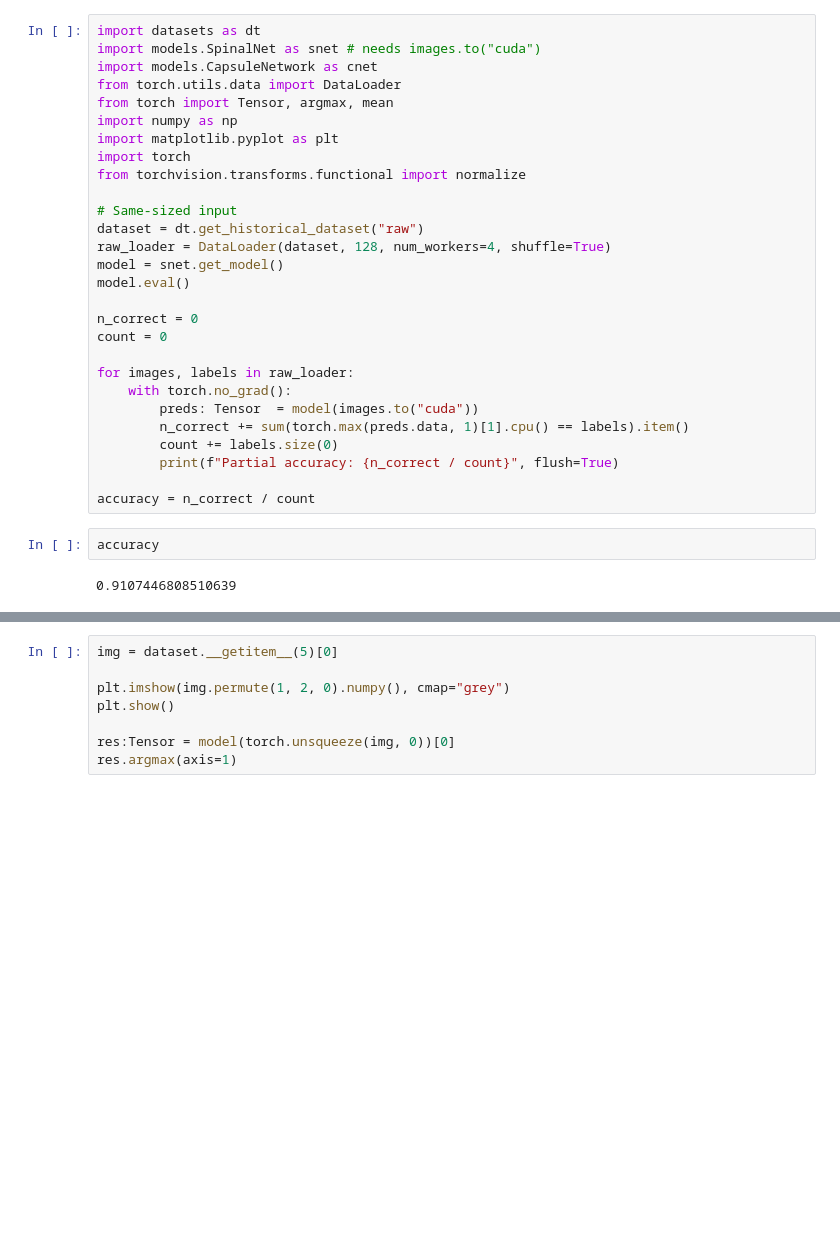
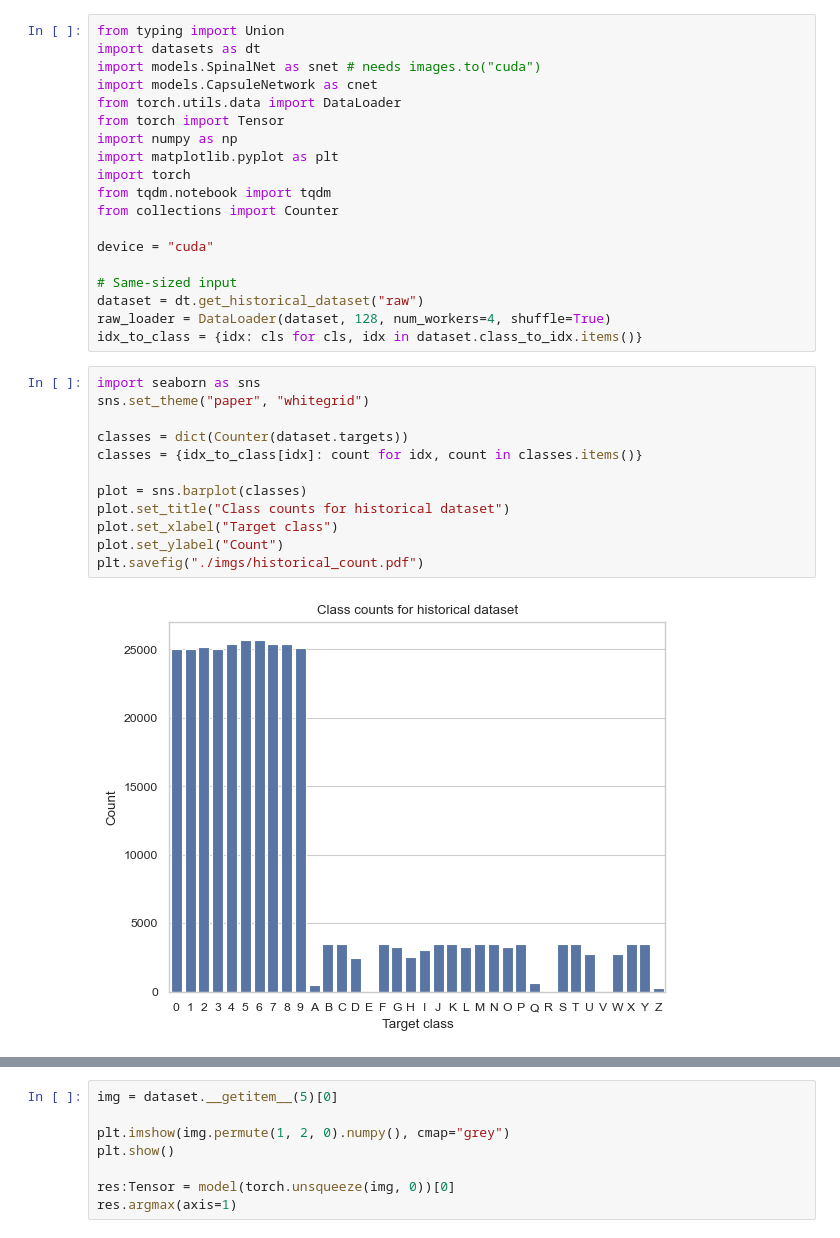
Before and after one commit to odinsseo/ii2202-historical-ocr, a Jupyter notebook: experiment.ipynb, the cells around one changed output, grey strips where cells are left out. Saved outputs shown, nothing was run; the diff lists cells and outputs as text; blank space fills up the shorter version.

```diff
--- a/experiment.ipynb
+++ b/experiment.ipynb
@@ -1,32 +1,33 @@
 # %%
+from typing import Union
 import datasets as dt
 import models.SpinalNet as snet # needs images.to("cuda")
 import models.CapsuleNetwork as cnet
 from torch.utils.data import DataLoader
-from torch import Tensor, argmax, mean
+from torch import Tensor
 import numpy as np
 import matplotlib.pyplot as plt
 import torch
-from torchvision.transforms.functional import normalize
+from tqdm.notebook import tqdm
+from collections import Counter
+
+device = "cuda"
 
 # Same-sized input
 dataset = dt.get_historical_dataset("raw")
 raw_loader = DataLoader(dataset, 128, num_workers=4, shuffle=True)
-model = snet.get_model()
-model.eval()
-
-n_correct = 0
-count = 0
-
-for images, labels in raw_loader:
-    with torch.no_grad():
-        preds: Tensor  = model(images.to("cuda"))
-        n_correct += sum(torch.max(preds.data, 1)[1].cpu() == labels).item()
-        count += labels.size(0)
-        print(f"Partial accuracy: {n_correct / count}", flush=True)
-
-accuracy = n_correct / count
+idx_to_class = {idx: cls for cls, idx in dataset.class_to_idx.items()}
-# %%
-accuracy
-# %% [output]
-0.9107446808510639
+# %%
+import seaborn as sns
+sns.set_theme("paper", "whitegrid")
+
+classes = dict(Counter(dataset.targets))
+classes = {idx_to_class[idx]: count for idx, count in classes.items()}
+
+plot = sns.barplot(classes)
+plot.set_title("Class counts for historical dataset")
+plot.set_xlabel("Target class")
+plot.set_ylabel("Count")
+plt.savefig("./imgs/historical_count.pdf")
+# %% [output]
+[figure, added]
```
Also changed, not shown: parts of 2 cells of this notebook, 4 other files.
